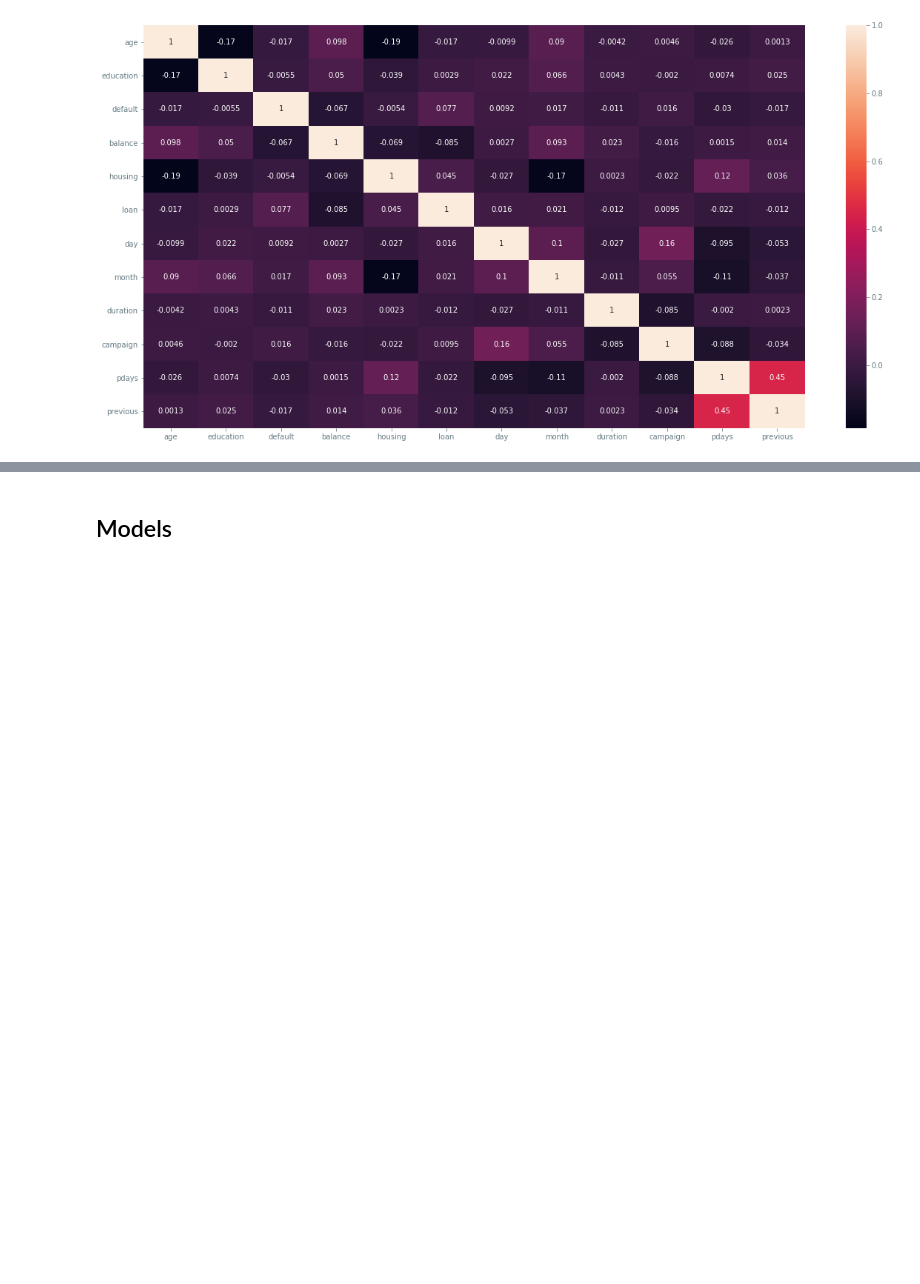
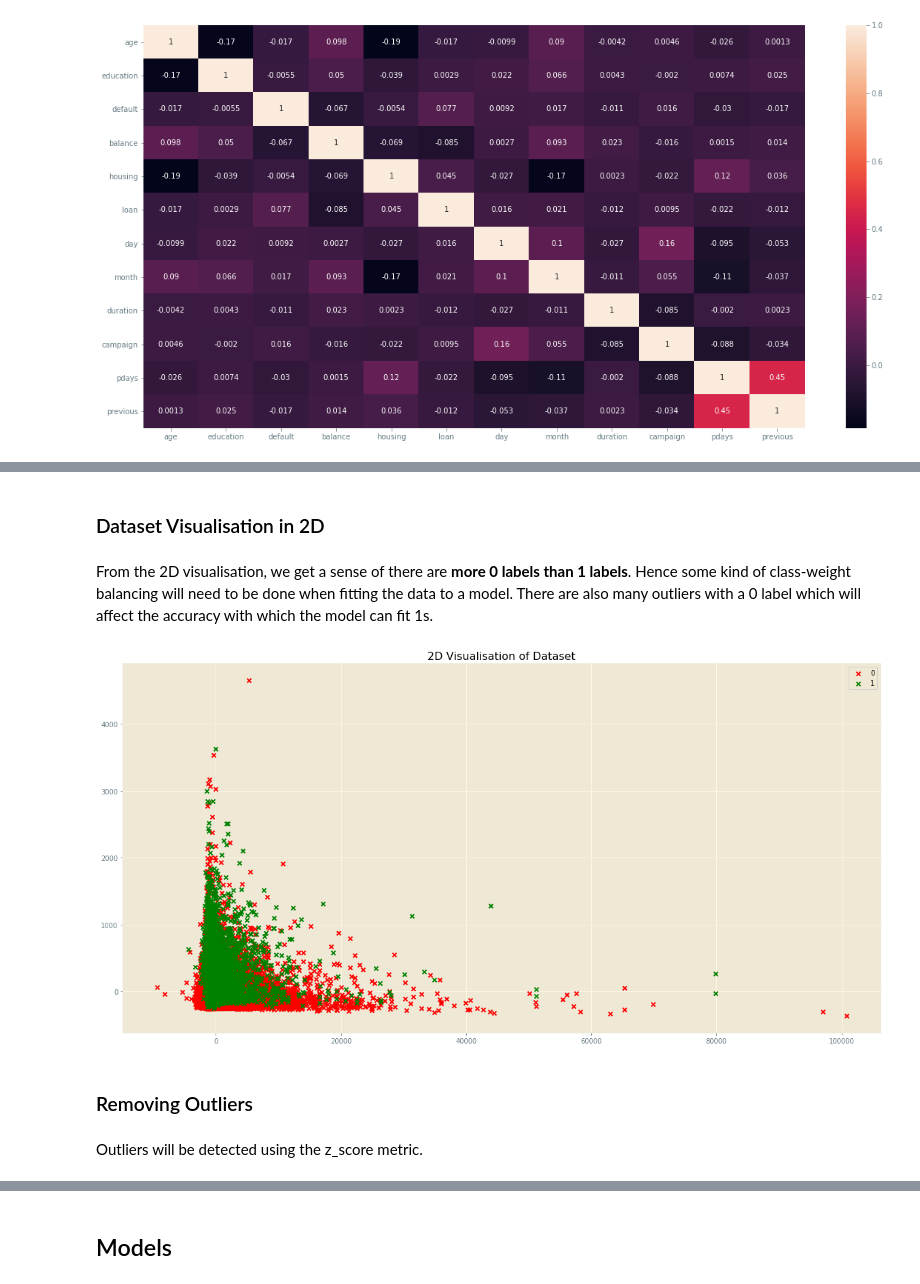
Before and after one commit to RajatRasal/Bayes-Opt-SkOpt, a Jupyter notebook: Bank_data_analysis.ipynb, the cells around one changed output, grey strips where cells are left out. Saved outputs shown, nothing was run; the diff lists cells and outputs as text; code cells hidden in the pictures; blank space fills up the shorter version.

```diff
--- a/Bank_data_analysis.ipynb
+++ b/Bank_data_analysis.ipynb
@@ -214,3 +333,31 @@ plt.plot()
+# %% [markdown]
+### Dataset Visualisation in 2D
+# %% [markdown]
+From the 2D visualisation, we get a sense of there are **more 0 labels than 1 labels**. Hence some kind of class-weight balancing will need to be done when fitting the data to a model. There are also many outliers with a 0 label which will affect the accuracy with which the model can fit 1s.
+# %%
+from sklearn.decomposition import PCA
+
+def plot_dataset(X, y):
+    pca = PCA(2, random_state=42)
+    projected = pca.fit_transform(X)
+
+    plt.figure(figsize=(20, 10))
+
+    for i, c, label in zip(range(len(y)), 'rg', set(y)):
+        plt.scatter(projected[y == i, 0], projected[y == i, 1],
+                    marker='x', c=c, label=label)
+
+    plt.title("2D Visualisation of Dataset")
+    plt.legend()
+    plt.show()
+
+plot_dataset(X_train_pipe.values, y_train.reshape(-1))
+# %% [output]
+[figure, added]
+# %% [markdown]
+### Removing Outliers
+# %% [markdown]
+Outliers will be detected using the z_score metric.
 # %%
 from scipy import stats
 from collections import Counter
```
Also changed, not shown: parts of 38 cells of this notebook, 4 other files.
